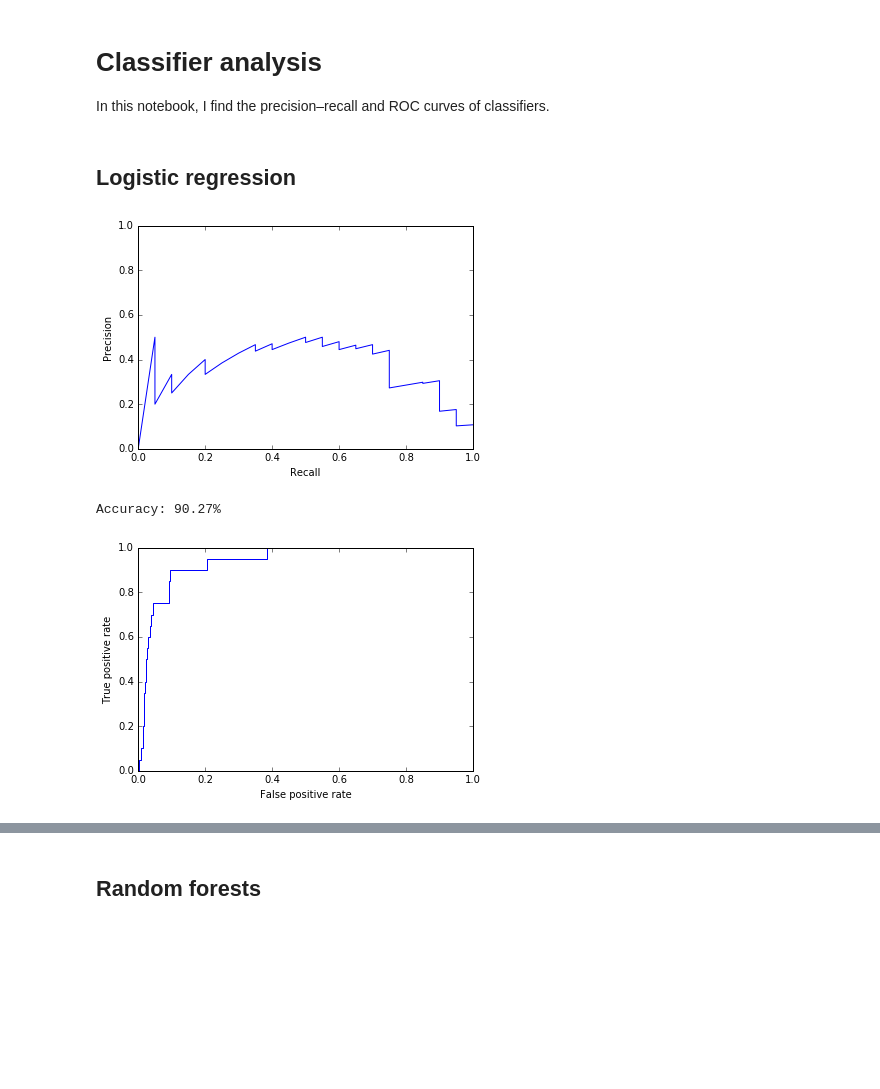
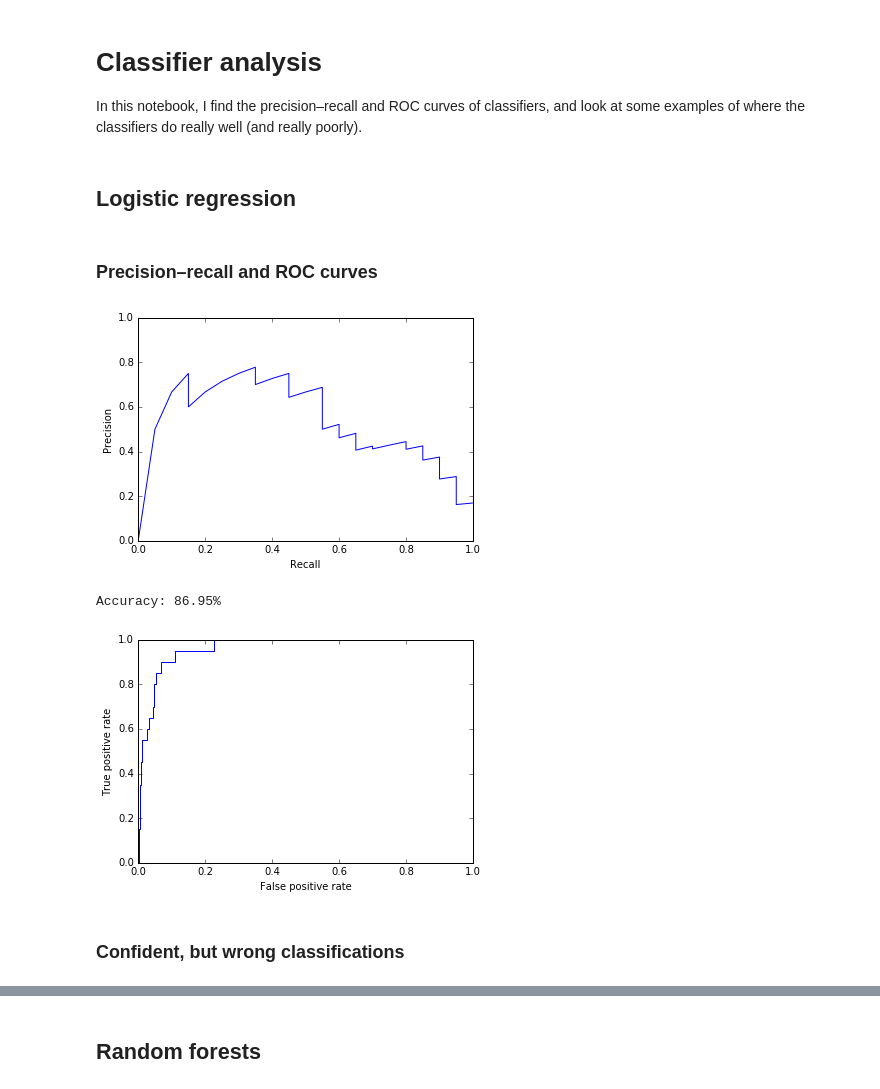
Before and after one commit to chengsoonong/crowdastro, a Jupyter notebook: notebooks/35_classifier_analysis.ipynb, the cells around one changed output, grey strips where cells are left out. Cells and saved outputs as stored; diff of their text form; code cells hidden in the pictures; blank space fills up the shorter version.

Commit message:
Some more outputs.

```diff
--- a/notebooks/35_classifier_analysis.ipynb
+++ b/notebooks/35_classifier_analysis.ipynb
@@ -1,5 +1,5 @@
 # %% [markdown]
 # Classifier analysis
 
-In this notebook, I find the precision&ndash;recall and ROC curves of classifiers.
+In this notebook, I find the precision&ndash;recall and ROC curves of classifiers, and look at some examples of where the classifiers do really well (and really poorly).
 # %%
@@ -19,34 +23,40 @@ TRAINING_H5_PATH = '../training.h5'
 %matplotlib inline
 # %% [markdown]
 ## Logistic regression
+# %% [markdown]
+### Precision&ndash;recall and ROC curves
 # %%
 with h5py.File(CROWDASTRO_H5_PATH) as crowdastro_h5:
     with h5py.File(TRAINING_H5_PATH) as training_h5:
-        classifier = crowdastro.train.train(crowdastro_h5, training_h5, '../classifier.pkl', classifier='lr')
+        classifier, astro_t, image_t = crowdastro.train.train(
+                crowdastro_h5, training_h5, '../classifier.pkl', '../astro_transformer.pkl',
+                '../image_transformer.pkl', classifier='lr')
 
         testing_indices = crowdastro_h5['/atlas/cdfs/testing_indices'].value
-        all_astro_inputs = training_h5['astro'].value
-        all_cnn_inputs = training_h5['cnn_outputs'].value
+        all_astro_inputs = astro_t.transform(training_h5['astro'].value)
+        all_cnn_inputs = image_t.transform(training_h5['cnn_outputs'].value)
         all_inputs = numpy.hstack([all_astro_inputs, all_cnn_inputs])
         all_labels = training_h5['labels'].value
 
         inputs = all_inputs[testing_indices]
         labels = all_labels[testing_indices]
         probs = classifier.predict_proba(inputs)
 
         precision, recall, _ = sklearn.metrics.precision_recall_curve(labels, probs[:, 1])
         plot.plot(recall, precision)
         plot.xlabel('Recall')
         plot.ylabel('Precision')
         plot.show()
 
         fpr, tpr, _ = sklearn.metrics.roc_curve(labels, probs[:, 1])
         plot.plot(fpr, tpr)
         plot.xlabel('False positive rate')
         plot.ylabel('True positive rate')
 
         print('Accuracy: {:.02%}'.format(classifier.score(inputs, labels)))
 # %% [output]
-[figure, old version]
+[figure, new version]
-Accuracy: 90.27%
+Accuracy: 86.95%
-[figure, old version]
+[figure, new version]
+# %% [markdown]
+### Confident, but wrong classifications
```
Also changed, not shown: parts of 4 cells of this notebook.
